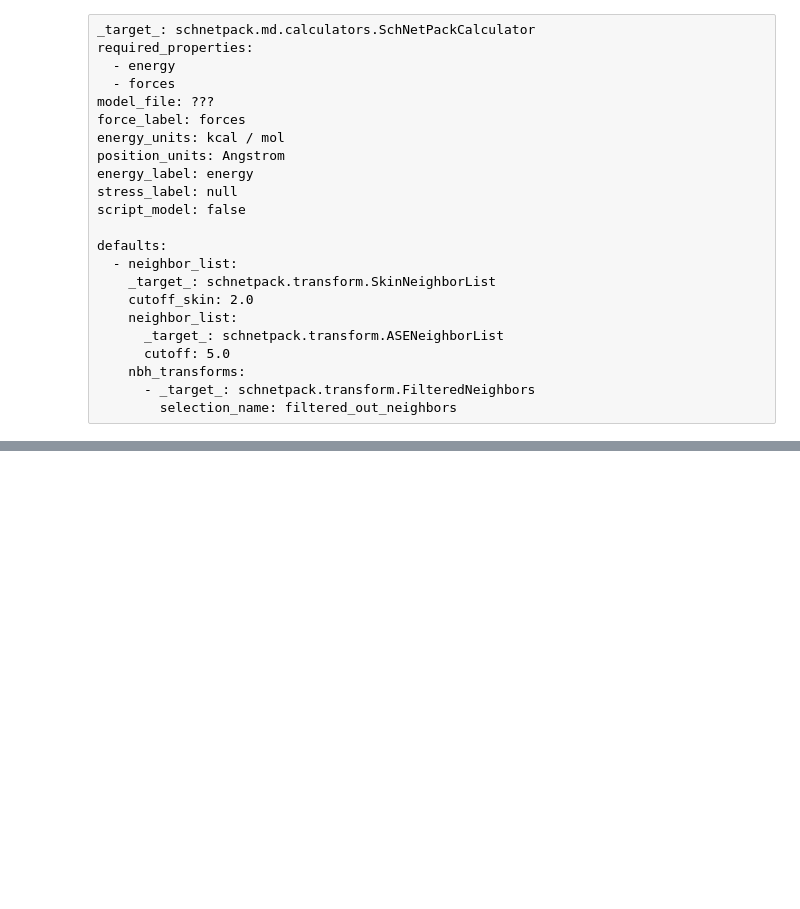
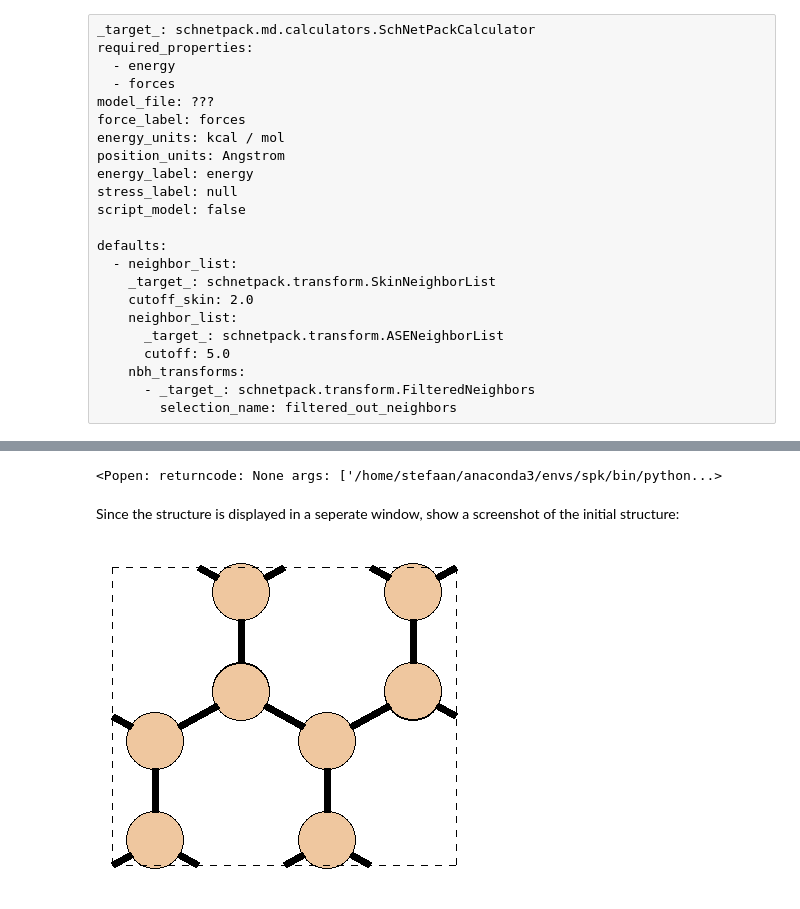
Before and after one commit to atomistic-machine-learning/schnetpack, a Jupyter notebook: examples/tutorials/tutorial_05_materials.ipynb, the cells around one changed output, grey strips where cells are left out. Cells and saved outputs as stored; diff of their text form; code cells hidden in the pictures; blank space fills up the shorter version.

Commit message:
updated tutorial 5

```diff
--- a/examples/tutorials/tutorial_05_materials.ipynb
+++ b/examples/tutorials/tutorial_05_materials.ipynb
@@ -220,0 +279,12 @@ defaults:
+# %%
+from ase.visualize import view
+view(atoms)
+# %% [output]
+<Popen: returncode: None args: ['/home/stefaan/anaconda3/envs/spk/bin/python...>
+# %% [markdown]
+Since the structure is displayed in a seperate window, show a screenshot of the initial structure:
+# %%
+from IPython.display import Image
+Image("tutorial_figures/atoms.png")
+# %% [output]
+[figure, added]
```
Also changed, not shown: parts of 26 cells of this notebook, 3 other files.
